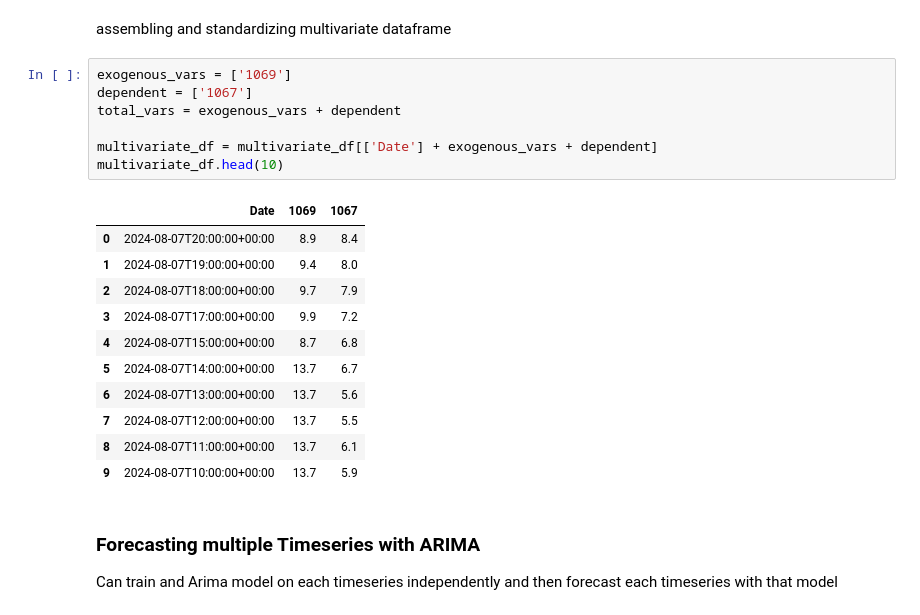
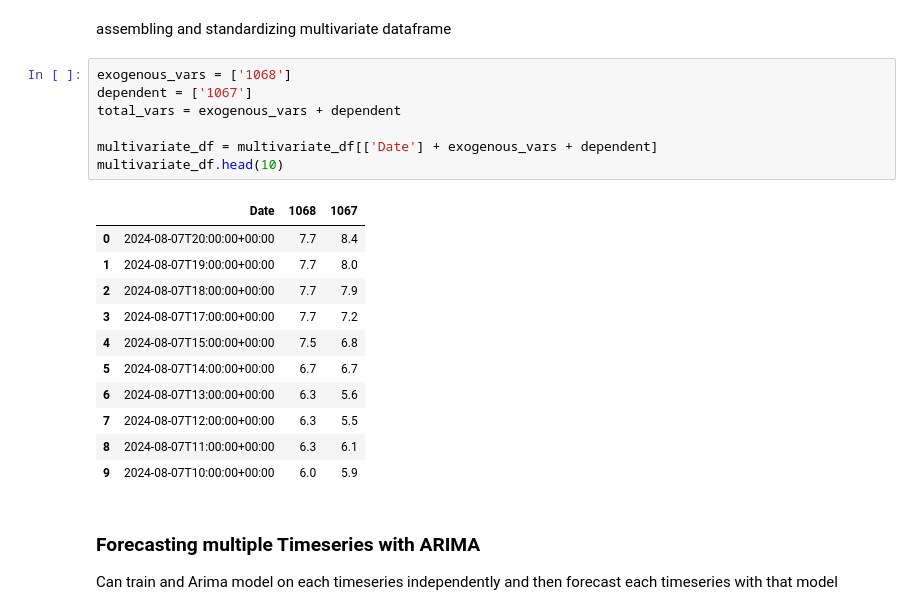
Before and after one commit to pinstripezebra/Air-Polution-Forecasting, a Jupyter notebook: aggregate_analysis.ipynb, the cells around one changed output. Drawn from its saved outputs; the diff is of its cells as text.

```diff
--- a/aggregate_analysis.ipynb
+++ b/aggregate_analysis.ipynb
@@ -325,24 +323,24 @@ range(1, 6)
 # %% [markdown]
 assembling and standardizing multivariate dataframe
 # %%
-exogenous_vars = ['1069']
+exogenous_vars = ['1068']
 dependent = ['1067']
 total_vars = exogenous_vars + dependent
 
 multivariate_df = multivariate_df[['Date'] + exogenous_vars + dependent]
 multivariate_df.head(10)
 # %% [output]
-|  | Date | 1069 | 1067 |
-| 0 | 2024-08-07T20:00:00+00:00 | 8.9 | 8.4 |
-| 1 | 2024-08-07T19:00:00+00:00 | 9.4 | 8.0 |
-| 2 | 2024-08-07T18:00:00+00:00 | 9.7 | 7.9 |
-| 3 | 2024-08-07T17:00:00+00:00 | 9.9 | 7.2 |
-| 4 | 2024-08-07T15:00:00+00:00 | 8.7 | 6.8 |
-| 5 | 2024-08-07T14:00:00+00:00 | 13.7 | 6.7 |
-| 6 | 2024-08-07T13:00:00+00:00 | 13.7 | 5.6 |
-| 7 | 2024-08-07T12:00:00+00:00 | 13.7 | 5.5 |
-| 8 | 2024-08-07T11:00:00+00:00 | 13.7 | 6.1 |
-| 9 | 2024-08-07T10:00:00+00:00 | 13.7 | 5.9 |
+|  | Date | 1068 | 1067 |
+| 0 | 2024-08-07T20:00:00+00:00 | 7.7 | 8.4 |
+| 1 | 2024-08-07T19:00:00+00:00 | 7.7 | 8.0 |
+| 2 | 2024-08-07T18:00:00+00:00 | 7.7 | 7.9 |
+| 3 | 2024-08-07T17:00:00+00:00 | 7.7 | 7.2 |
+| 4 | 2024-08-07T15:00:00+00:00 | 7.5 | 6.8 |
+| 5 | 2024-08-07T14:00:00+00:00 | 6.7 | 6.7 |
+| 6 | 2024-08-07T13:00:00+00:00 | 6.3 | 5.6 |
+| 7 | 2024-08-07T12:00:00+00:00 | 6.3 | 5.5 |
+| 8 | 2024-08-07T11:00:00+00:00 | 6.3 | 6.1 |
+| 9 | 2024-08-07T10:00:00+00:00 | 6.0 | 5.9 |
 # %% [markdown]
 ### Forecasting multiple Timeseries with ARIMA
 
```
Also changed, not shown: parts of 8 cells of this notebook, 1 other file.
